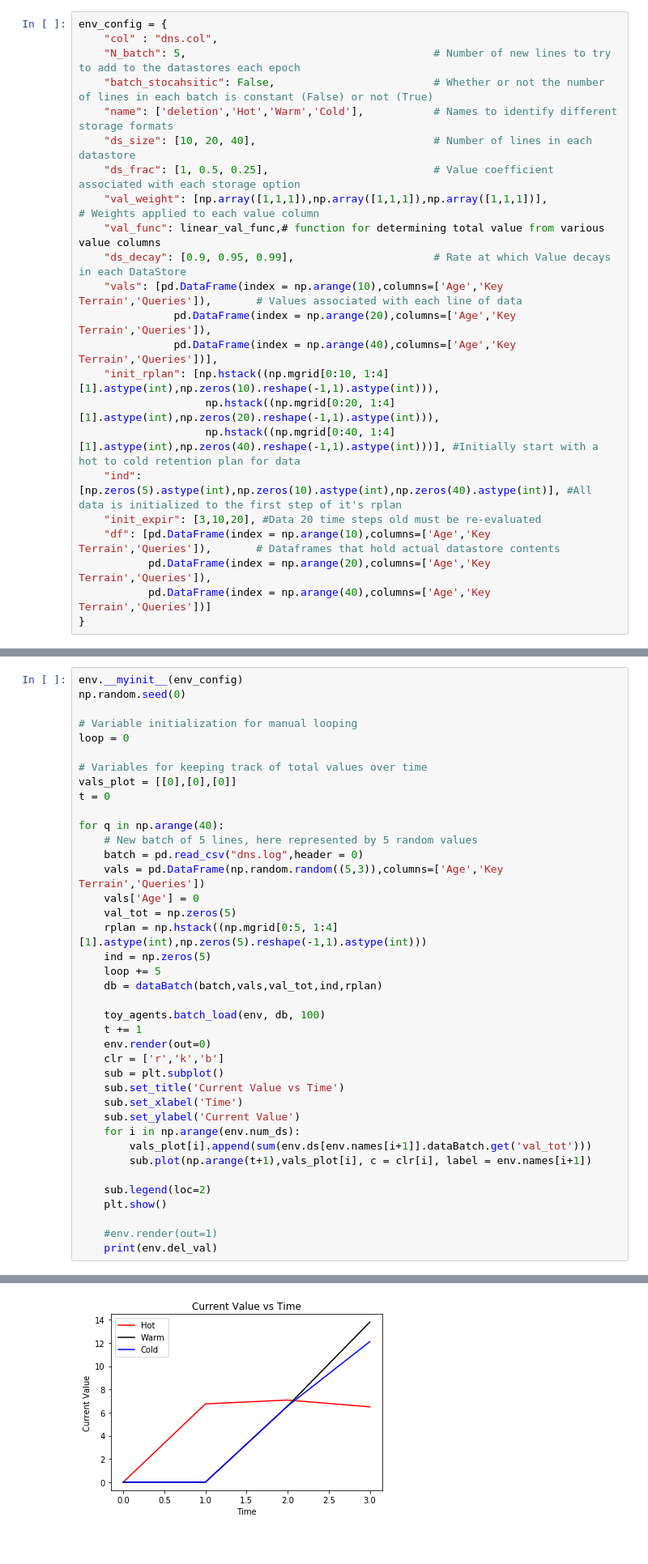
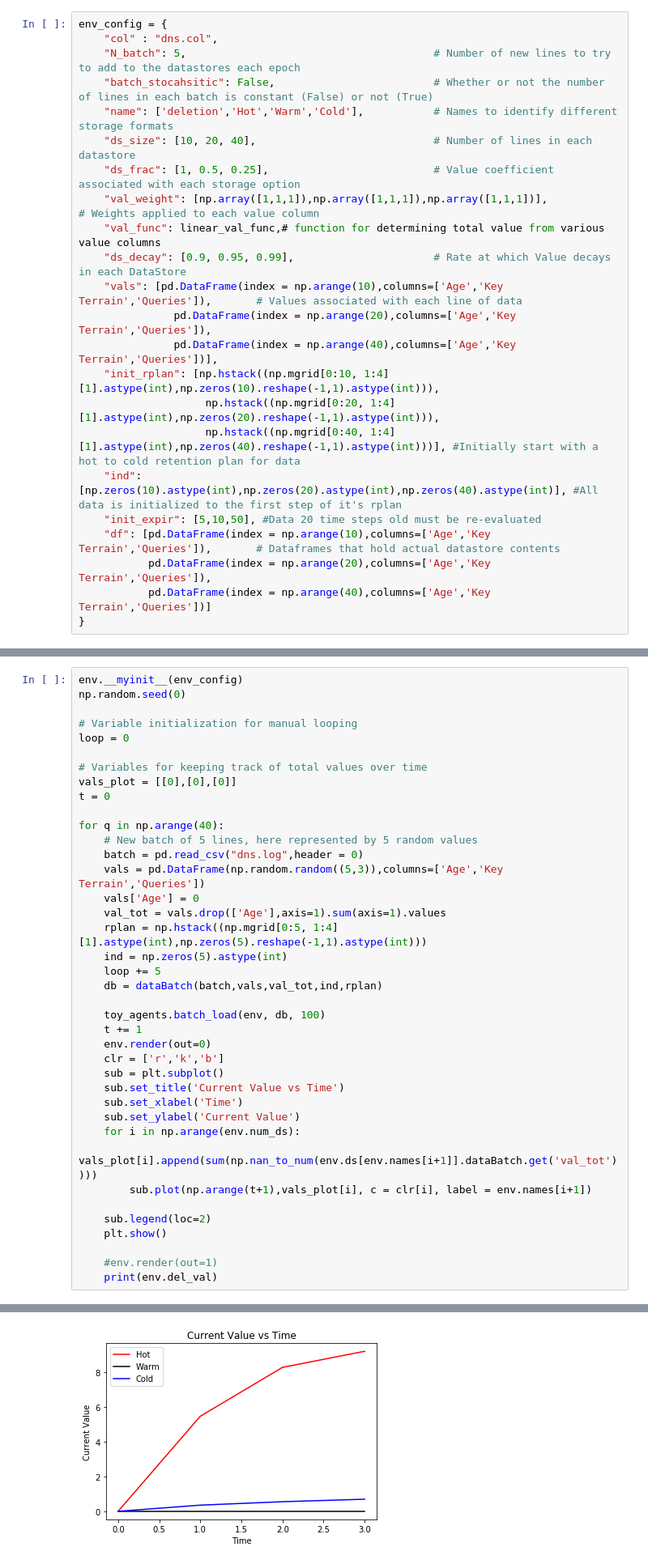
Before and after one commit to PUNCH-Cyber/MAP_bro, a Jupyter notebook: examples.ipynb, the cells around one changed output, grey strips where cells are left out. Shown at 81% size. Cells and saved outputs as stored; diff of their text form.

```diff
--- a/examples.ipynb
+++ b/examples.ipynb
@@ -26,8 +26,8 @@ env_config = {
     "init_rplan": [np.hstack((np.mgrid[0:10, 1:4][1].astype(int),np.zeros(10).reshape(-1,1).astype(int))),
                     np.hstack((np.mgrid[0:20, 1:4][1].astype(int),np.zeros(20).reshape(-1,1).astype(int))),
                     np.hstack((np.mgrid[0:40, 1:4][1].astype(int),np.zeros(40).reshape(-1,1).astype(int)))], #Initially start with a hot to cold retention plan for data
-    "ind": [np.zeros(5).astype(int),np.zeros(10).astype(int),np.zeros(40).astype(int)], #All data is initialized to the first step of it's rplan
-    "init_expir": [3,10,20], #Data 20 time steps old must be re-evaluated
+    "ind": [np.zeros(10).astype(int),np.zeros(20).astype(int),np.zeros(40).astype(int)], #All data is initialized to the first step of it's rplan
+    "init_expir": [5,10,50], #Data 20 time steps old must be re-evaluated
     "df": [pd.DataFrame(index = np.arange(10),columns=['Age','Key Terrain','Queries']),		# Dataframes that hold actual datastore contents
            pd.DataFrame(index = np.arange(20),columns=['Age','Key Terrain','Queries']),
            pd.DataFrame(index = np.arange(40),columns=['Age','Key Terrain','Queries'])]
@@ -111,9 +113,9 @@ for q in np.arange(40):
     batch = pd.read_csv("dns.log",header = 0)
     vals = pd.DataFrame(np.random.random((5,3)),columns=['Age','Key Terrain','Queries'])
     vals['Age'] = 0
-    val_tot = np.zeros(5)
+    val_tot = vals.drop(['Age'],axis=1).sum(axis=1).values
     rplan = np.hstack((np.mgrid[0:5, 1:4][1].astype(int),np.zeros(5).reshape(-1,1).astype(int)))
-    ind = np.zeros(5)
+    ind = np.zeros(5).astype(int)
     loop += 5
     db = dataBatch(batch,vals,val_tot,ind,rplan)
 
@@ -126,7 +128,7 @@ for q in np.arange(40):
     sub.set_xlabel('Time')
     sub.set_ylabel('Current Value')
     for i in np.arange(env.num_ds):
-        vals_plot[i].append(sum(env.ds[env.names[i+1]].dataBatch.get('val_tot')))
+        vals_plot[i].append(sum(np.nan_to_num(env.ds[env.names[i+1]].dataBatch.get('val_tot'))))
         sub.plot(np.arange(t+1),vals_plot[i], c = clr[i], label = env.names[i+1])
 
     sub.legend(loc=2)
@@ -232 +196 @@ deldel [[1.0, 0.0], [1.0, 0.0], [0.0, 0.0], [1.0, 0.0], [0.0, 0.0], [1.0, 0.0],
-[figure, old version]
+[figure, new version]
```
Also changed, not shown: parts of 3 cells of this notebook, 4 other files.
